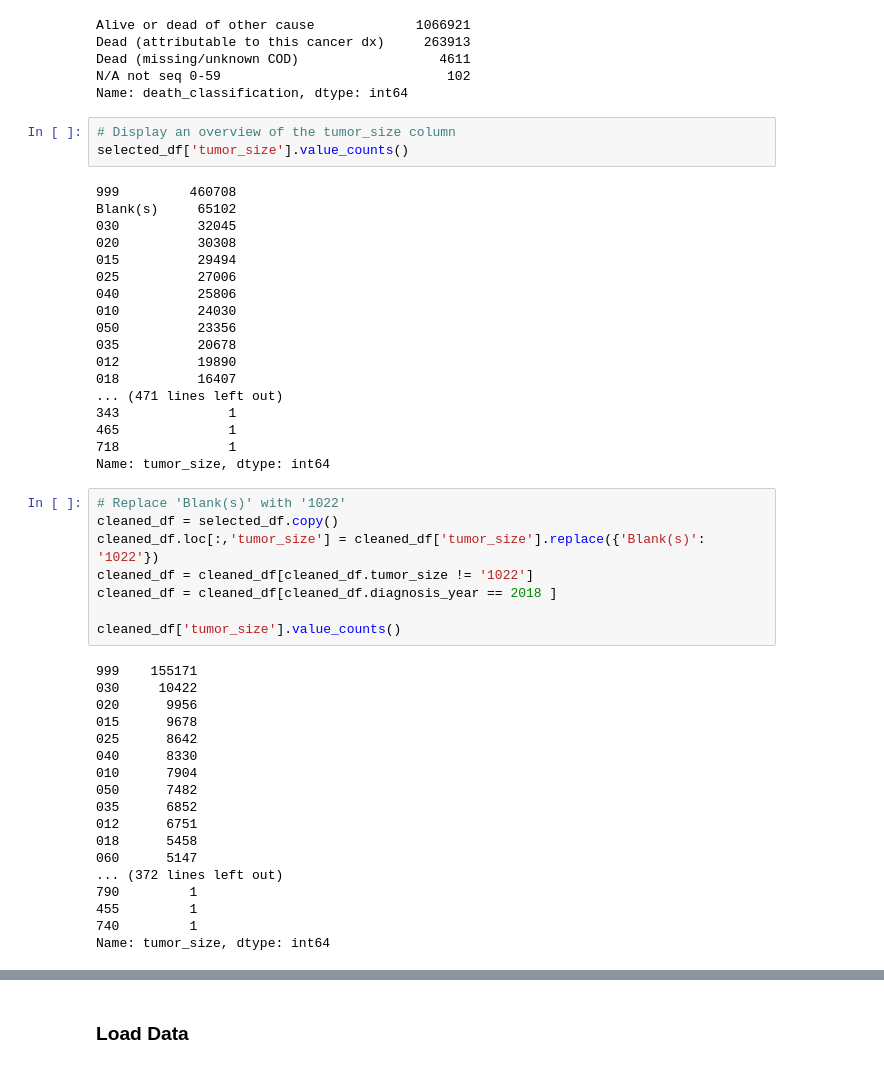
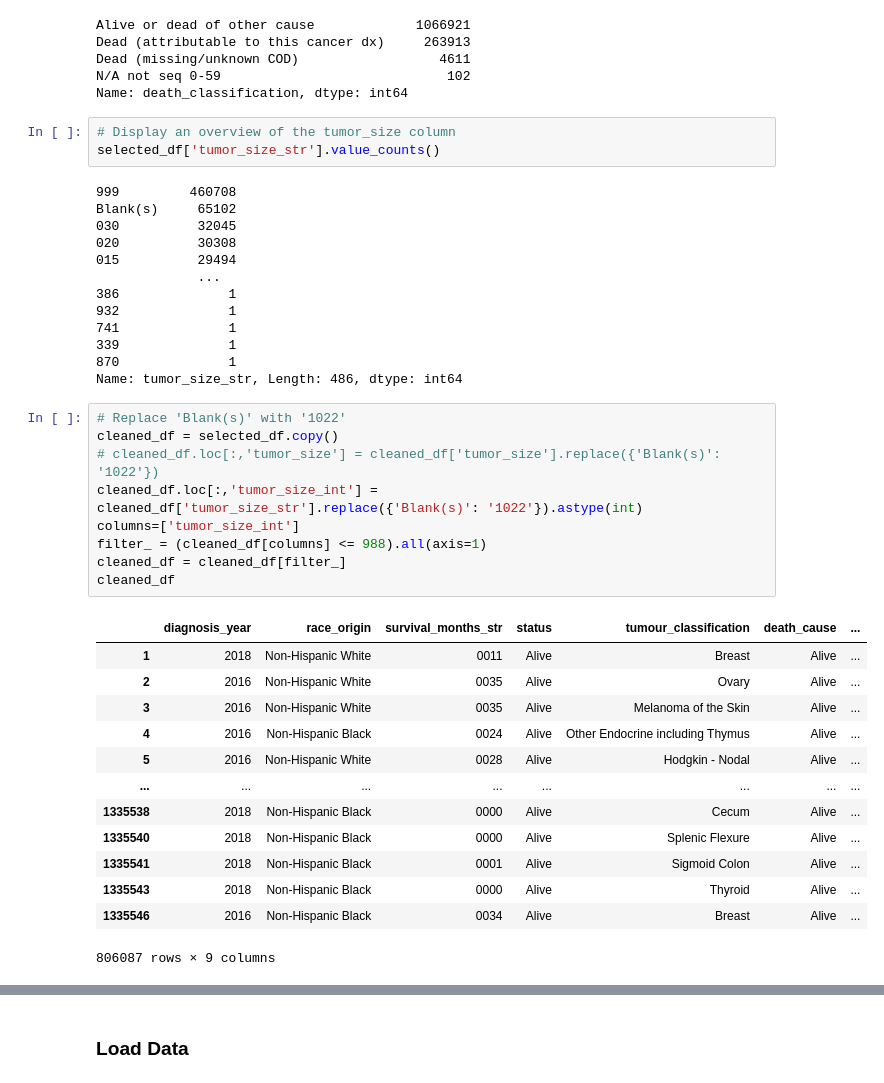
Before and after one commit to akankshakukhraniya/CancerData-Analysis-FinalProject, a Jupyter notebook: ETL/ETL_cdc.ipynb, the cells around one changed output, grey strips where cells are left out. Cells and saved outputs as stored; diff of their text form.

```diff
--- a/ETL/ETL_cdc.ipynb
+++ b/ETL/ETL_cdc.ipynb
@@ -176,48 +166,40 @@ N/A not seq 0-59                             102
 Name: death_classification, dtype: int64
 # %%
 # Display an overview of the tumor_size column
-selected_df['tumor_size'].value_counts()
+selected_df['tumor_size_str'].value_counts()
 # %% [output]
 999         460708
 Blank(s)     65102
 030          32045
 020          30308
 015          29494
-025          27006
-040          25806
-010          24030
-050          23356
-035          20678
-012          19890
-018          16407
-... (471 lines left out)
-343              1
-465              1
-718              1
-Name: tumor_size, dtype: int64
+             ...
+386              1
+932              1
+741              1
+339              1
+870              1
+Name: tumor_size_str, Length: 486, dtype: int64
 # %%
 # Replace 'Blank(s)' with '1022'
 cleaned_df = selected_df.copy()
-cleaned_df.loc[:,'tumor_size'] = cleaned_df['tumor_size'].replace({'Blank(s)': '1022'})
-cleaned_df = cleaned_df[cleaned_df.tumor_size != '1022']
-cleaned_df = cleaned_df[cleaned_df.diagnosis_year == 2018 ]
-
-cleaned_df['tumor_size'].value_counts()
+# cleaned_df.loc[:,'tumor_size'] = cleaned_df['tumor_size'].replace({'Blank(s)': '1022'})
+cleaned_df.loc[:,'tumor_size_int'] = cleaned_df['tumor_size_str'].replace({'Blank(s)': '1022'}).astype(int)
+columns=['tumor_size_int']
+filter_ = (cleaned_df[columns] <= 988).all(axis=1)
+cleaned_df = cleaned_df[filter_]
+cleaned_df
 # %% [output]
+|  | diagnosis_year | race_origin | survival_months_str | status | tumour_classification | death_cause | ... |
+| 1 | 2018 | Non-Hispanic White | 0011 | Alive | Breast | Alive | ... |
+| 2 | 2016 | Non-Hispanic White | 0035 | Alive | Ovary | Alive | ... |
+| 3 | 2016 | Non-Hispanic White | 0035 | Alive | Melanoma of the Skin | Alive | ... |
+| 4 | 2016 | Non-Hispanic Black | 0024 | Alive | Other Endocrine including Thymus | Alive | ... |
+| 5 | 2016 | Non-Hispanic White | 0028 | Alive | Hodgkin - Nodal | Alive | ... |
+| ... | ... | ... | ... | ... | ... | ... | ... |
+| 1335538 | 2018 | Non-Hispanic Black | 0000 | Alive | Cecum | Alive | ... |
+| 1335540 | 2018 | Non-Hispanic Black | 0000 | Alive | Splenic Flexure | Alive | ... |
+| 1335541 | 2018 | Non-Hispanic Black | 0001 | Alive | Sigmoid Colon | Alive | ... |
+| 1335543 | 2018 | Non-Hispanic Black | 0000 | Alive | Thyroid | Alive | ... |
+| 1335546 | 2016 | Non-Hispanic Black | 0034 | Alive | Breast | Alive | ... |
-999    155171
-030     10422
-020      9956
-015      9678
-025      8642
-040      8330
-010      7904
-050      7482
-035      6852
-012      6751
-018      5458
-060      5147
-... (372 lines left out)
-790         1
-455         1
-740         1
-Name: tumor_size, dtype: int64
+806087 rows × 9 columns
```
Also changed, not shown: parts of 16 cells of this notebook, 12 other files.
